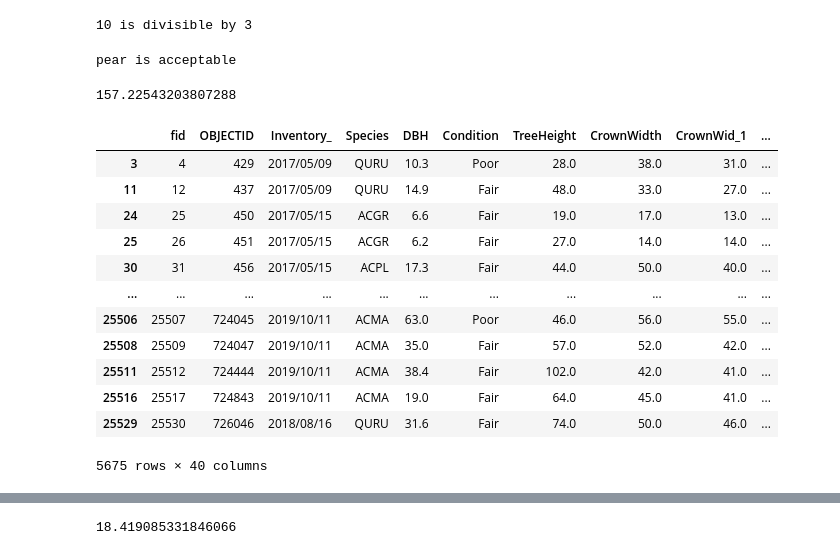
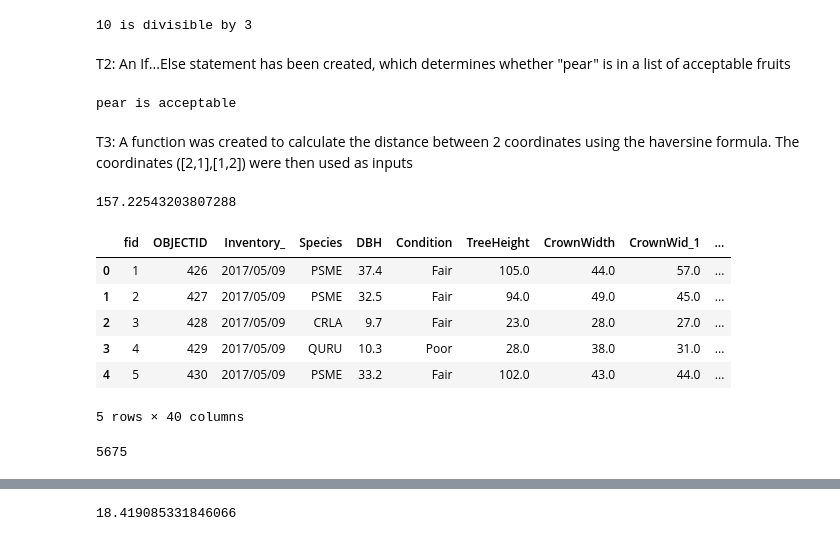
Before and after one commit to fyfey26/PY4SA23_Assignment, a Jupyter notebook: PY4SA23_Assignment.ipynb, the cells around one changed output, grey strips where cells are left out. Cells and saved outputs as stored; diff of their text form; code cells hidden in the pictures.

```diff
--- a/PY4SA23_Assignment.ipynb
+++ b/PY4SA23_Assignment.ipynb
@@ -11,3 +15,5 @@ else:
 # %% [output]
 10 is divisible by 3
+# %% [markdown]
+T2: An If...Else statement has been created, which determines whether "pear" is in a list of acceptable fruits
 # %%
@@ -19,5 +25,7 @@ else:
 # %% [output]
 pear is acceptable
+# %% [markdown]
+T3: A function was created to calculate the distance between 2 coordinates using the haversine formula. The coordinates ([2,1],[1,2]) were then used as inputs
 # %%
 from math import radians, cos, sin, asin, sqrt, atan2, degrees
 
@@ -43,21 +51,19 @@ print (ans)
 # %%
 import numpy as np
 import pandas as pd
 
-trees_df=pd.read_csv('portland_park_trees.csv')
-trees_df.query('(Genus=="Acer" | Genus=="Quercus")')
+trees_df=pd.read_csv('portland_park_trees.csv') #reading the file
+trees_df.head() #showing first 5 values
 # %% [output]
 |  | fid | OBJECTID | Inventory_ | Species | DBH | Condition | TreeHeight | CrownWidth | CrownWid_1 | ... |
+| 0 | 1 | 426 | 2017/05/09 | PSME | 37.4 | Fair | 105.0 | 44.0 | 57.0 | ... |
+| 1 | 2 | 427 | 2017/05/09 | PSME | 32.5 | Fair | 94.0 | 49.0 | 45.0 | ... |
+| 2 | 3 | 428 | 2017/05/09 | CRLA | 9.7 | Fair | 23.0 | 28.0 | 27.0 | ... |
 | 3 | 4 | 429 | 2017/05/09 | QURU | 10.3 | Poor | 28.0 | 38.0 | 31.0 | ... |
-| 11 | 12 | 437 | 2017/05/09 | QURU | 14.9 | Fair | 48.0 | 33.0 | 27.0 | ... |
-| 24 | 25 | 450 | 2017/05/15 | ACGR | 6.6 | Fair | 19.0 | 17.0 | 13.0 | ... |
-| 25 | 26 | 451 | 2017/05/15 | ACGR | 6.2 | Fair | 27.0 | 14.0 | 14.0 | ... |
-| 30 | 31 | 456 | 2017/05/15 | ACPL | 17.3 | Fair | 44.0 | 50.0 | 40.0 | ... |
-| ... | ... | ... | ... | ... | ... | ... | ... | ... | ... | ... |
-| 25506 | 25507 | 724045 | 2019/10/11 | ACMA | 63.0 | Poor | 46.0 | 56.0 | 55.0 | ... |
-| 25508 | 25509 | 724047 | 2019/10/11 | ACMA | 35.0 | Fair | 57.0 | 52.0 | 42.0 | ... |
-| 25511 | 25512 | 724444 | 2019/10/11 | ACMA | 38.4 | Fair | 102.0 | 42.0 | 41.0 | ... |
-| 25516 | 25517 | 724843 | 2019/10/11 | ACMA | 19.0 | Fair | 64.0 | 45.0 | 41.0 | ... |
-| 25529 | 25530 | 726046 | 2018/08/16 | QURU | 31.6 | Fair | 74.0 | 50.0 | 46.0 | ... |
+| 4 | 5 | 430 | 2017/05/09 | PSME | 33.2 | Fair | 102.0 | 43.0 | 44.0 | ... |
-5675 rows × 40 columns
+5 rows × 40 columns
+# %%
+len(trees_df[(trees_df['Genus']=="Acer") | (trees_df['Genus']=="Quercus")]) #calculating number of trees of Acer or Quercus genus
+# %% [output]
+5675
 # %%
```
Also changed, not shown: parts of 33 cells of this notebook.
